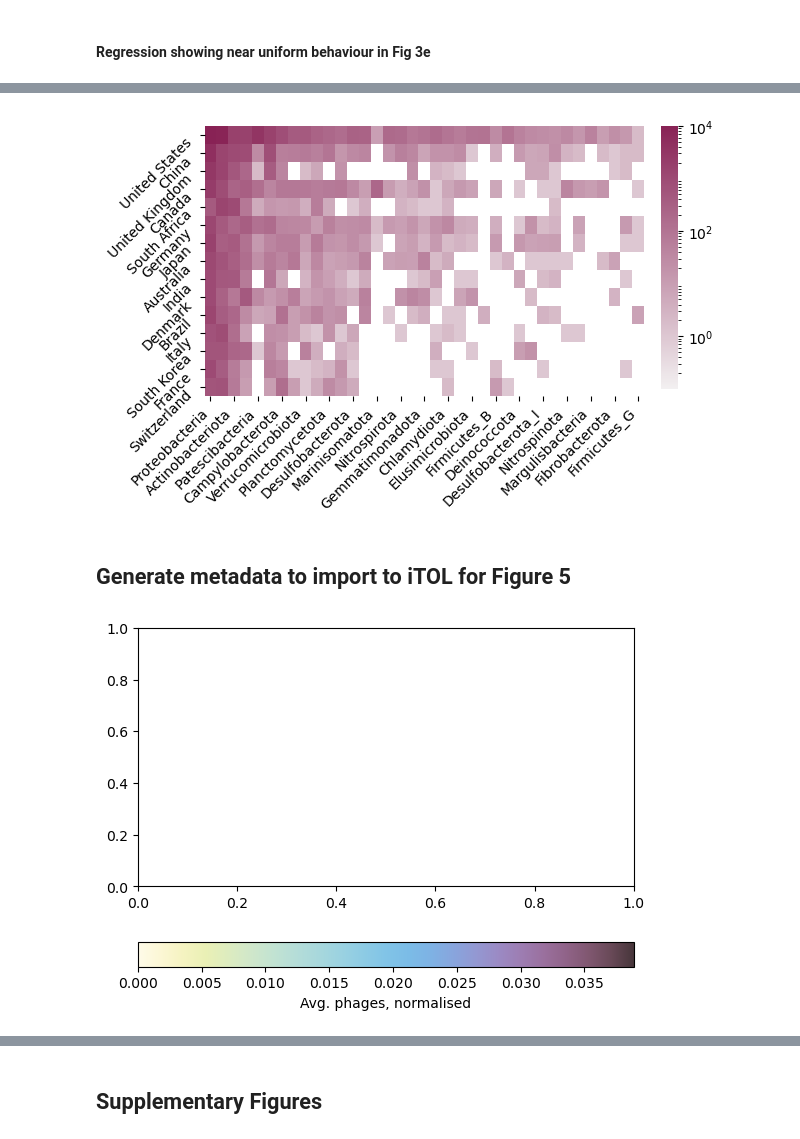
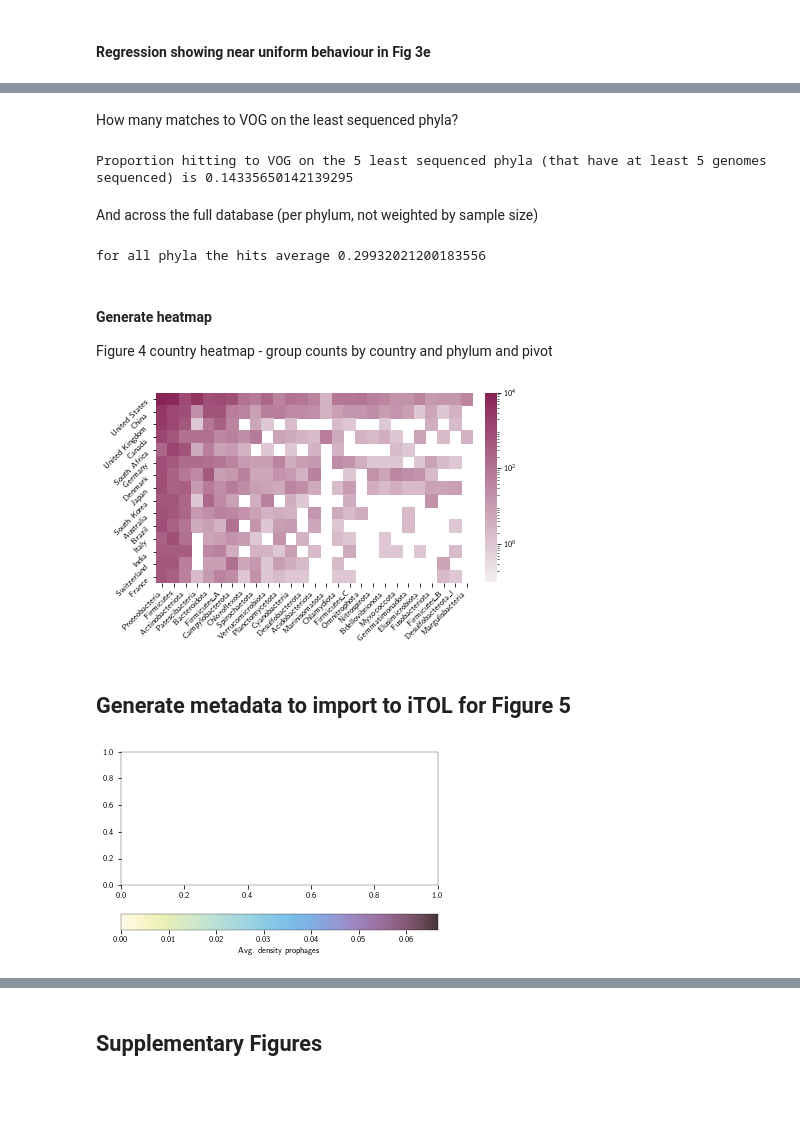
Before and after one commit to jcmckerral/prophage-distributions, a Jupyter notebook: analysis/prophage-distributions-paper.ipynb, the cells around one changed output, grey strips where cells are left out. Drawn from its saved outputs; the diff is of its cells as text; code cells hidden in the pictures; blank space fills up the shorter version.

```diff
--- a/analysis/prophage-distributions-paper.ipynb
+++ b/analysis/prophage-distributions-paper.ipynb
@@ -286,7 +261,9 @@ phagemeta.shape
 # %%
-# get normalised prophage counts (bp prophage, bp genome length)
+# get normalised prophage counts (bp prophage out of total bp genome length)
 phagemeta['normalise_by_prok_length'] = phagemeta['Total Length (bp)'].values - phagemeta['bp prophage'].values
 phagemeta['Kept_normed'] = phagemeta['bp prophage'].values / phagemeta['normalise_by_prok_length'].values
+phagemeta['Kept_normed_all'] = phagemeta['bp prophage'].values / phagemeta['Total Length (bp)']
+
 phagemeta.reset_index(inplace=True, drop=True)
 # %% [markdown]
 ### Read the metadata
@@ -535,22 +489,3 @@ We exclude genomes with 0 prophages for the visualisation as it simply creates a
 Change "minPhages" to change this.
 # %%
 minPhages = 1
-# %%
-fig_width_pt = 410.0  # Get this from LaTeX using \showthe\columnwidth
-inches_per_pt = 1.0/72.27               # Convert pt to inch
-golden_mean = (np.sqrt(5)-1.0)/2.0         # Aesthetic ratio
-fig_width = fig_width_pt*inches_per_pt  # width in inches
-fig_height = fig_width*golden_mean       # height in inches
-fig_size =  [fig_width,fig_height]
-params = {'backend': 'ps','axes.labelsize': 8,'font.size': 8,
-          'legend.fontsize': 8,'xtick.labelsize': 8,'ytick.labelsize': 8,
-          'text.usetex': True,'figure.figsize': fig_size, 'axes.linewidth':0.3}
-# mpl.rcParams['text.latex.preamble'] = [\usepackage[cm]{sfmath}, \usepackage{underscore}]
-mpl.rcParams['text.latex.preamble'].join([r'\usepackage[cm]{sfmath}',r'\usepackage{underscore}'])
-mpl.rcParams['font.family'] = 'sans-serif'
-mpl.rcParams['font.sans-serif'] = 'cm'
-# mpl.rcParams['text.usetex']=False
-mpl.rcParams['figure.dpi'] = 300
-
-
-mpl.rcParams.update(params)
@@ -585,2 +525,0 @@ plt.show()
-# %%
-mpl.rcParams.update(mpl.rcParamsDefault)
@@ -1174,7 +1225,7 @@ Country and phyla sampling heatmap
 # Minimum number of genomes to be included in country counts
 genomen = 10
 # How many phyla to consider
-numphyl = 80
+numphyl = 1
 
 tmpc = pd.DataFrame(taxameta.groupby('isolation_country').count()['assembly_accession'] > genomen)
 smalltmp = taxameta[taxameta['isolation_country'].isin(tmpc[tmpc['assembly_accession']].index)]
@@ -1189,30 +1283,56 @@ topphyla = list(smalltmp.groupby('phylum').count()['assembly_accession'].sort_va
+# %% [markdown]
+How many matches to VOG on the least sequenced phyla?
+# %%
+# Count how many times each phylum is sampled
+leastsequenced = taxameta.groupby('phylum').count()['assembly_accession'].sort_values(ascending=False).reset_index()
+# Ensure there are at least 5 genomes sampled for that phylum
+leastsequenced = leastsequenced[leastsequenced['assembly_accession'] >= 5]
+# grab the 5 least sequenced
+tenLeastSequenced = list(leastsequenced.tail(5).reset_index()['phylum'])
+print('Proportion hitting to VOG on the 5 least sequenced phyla (that have at least 5 genomes sequenced) is',np.mean(keptExplore[keptExplore['phylum'].isin(tenLeastSequenced)]['prop kept']))
+# %% [output]
+Proportion hitting to VOG on the 5 least sequenced phyla (that have at least 5 genomes sequenced) is 0.14335650142139295
+# %% [markdown]
+And across the full database (per phylum, not weighted by sample size)
+# %%
+print('for all phyla the hits average', np.mean(keptExplore.groupby('phylum').mean()['prop kept']))
+# %% [output]
+for all phyla the hits average 0.29932021200183556
+# %% [markdown]
+#### Generate heatmap
+Figure 4 country heatmap - group counts by country and phylum and pivot
 # %%
 df_m = smalltmp.groupby(["isolation_country", "phylum"]).size().unstack(level=0)
 
+# Sort and reindex so top counts are in the top left and lowest bottom right|
 df_m.index = pd.CategoricalIndex(df_m.index, categories= topphyla)
 df_m.sort_index(level=0, inplace=True)
 df_m = df_m.reindex(columns=topcountries)
+df_m = df_m.iloc[0:27,:]
 
-
+# Create log colour scale for visualisation
 lognorm = LogNorm(vmin=0.1, vmax=1E4)
 fig, ax = plt.subplots(1,1,figsize=(fig_width,1*fig_height))
+# Create colourbar stats
 cbar_ax = fig.add_axes([0.93, 0.13, .03, 0.75])
+
+# plot
 g = sns.heatmap(df_m.T,norm=lognorm,
             cmap = sns.light_palette(colourDict.get("wine"), as_cmap=True),
            ax=ax, cbar_ax = cbar_ax, vmin=0.1,cbar_kws={"ticks":[1E0,1E2,1E4]})
 
+# Figure and axes formatting
 ax.set(xlabel='',ylabel='')
 cbar_ax.set_ylim(.1,1E4)
-
 plt.yticks(rotation=0)
 g.set_yticklabels(g.get_yticklabels(), rotation = 45,va='top')
 g.set_xticklabels(g.get_xticklabels(), rotation = 45,ha='right')
 
 
 plt.show()
-# fig.savefig('./figures/countries.png',dpi=600,bbox_inches = "tight")
+fig.savefig('../results/figures/countries.png',dpi=600,bbox_inches = "tight")
 # %% [output]
-[figure, old version]
+[figure, new version]
 # %% [markdown]
 ## Generate metadata to import to iTOL for Figure 5
 # %%
@@ -1228,22 +1348,24 @@ iridCM = colors.LinearSegmentedColormap.from_list('mycols',iridescent, N=19557)
 norm = colors.Normalize(vmin=0, vmax=28360)
 iridArr = iridCM(np.linspace(0, 1, 19557))
 
-
+# Generate colour map and colour bar
 balancedTaxDf = taxameta[taxameta['assembly_accession'].isin(newickList)]
 phsum = balancedTaxDf.groupby('phylum').mean().reset_index()
 cmap1 = iridCM
 norm = Normalize(vmin=phsum['Kept_normed'].min(), vmax=phsum['Kept_normed'].max())
-cmap1(phsum['Kept'])
 
+# Do the colour mapping
+m = cm.ScalarMappable(norm=norm, cmap=cmap1)
 
-m = cm.ScalarMappable(norm=norm, cmap=cmap1)
+# Generate a list of colours for each phylum based on their average prophage density
 collist = [mpl.colors.to_hex(a) for a in m.to_rgba(phsum['Kept_normed'])]
 
+# Create colourbar for figure 5
 fig, ax = plt.subplots(1,1)
 fig.colorbar(mpl.cm.ScalarMappable(norm=norm, cmap=cmap1),ax=ax,orientation='horizontal',
-             label="Avg. phages, normalised")
+             label="Avg. density prophages")
 plt.show()
 
-# fig.savefig('./figures/colorbar.png',dpi=200)
+fig.savefig('../results/figures/colorbar.png',dpi=200)
 # %% [output]
-[figure, old version]
+[figure, new version]
```
Also changed, not shown: parts of 132 cells of this notebook.
